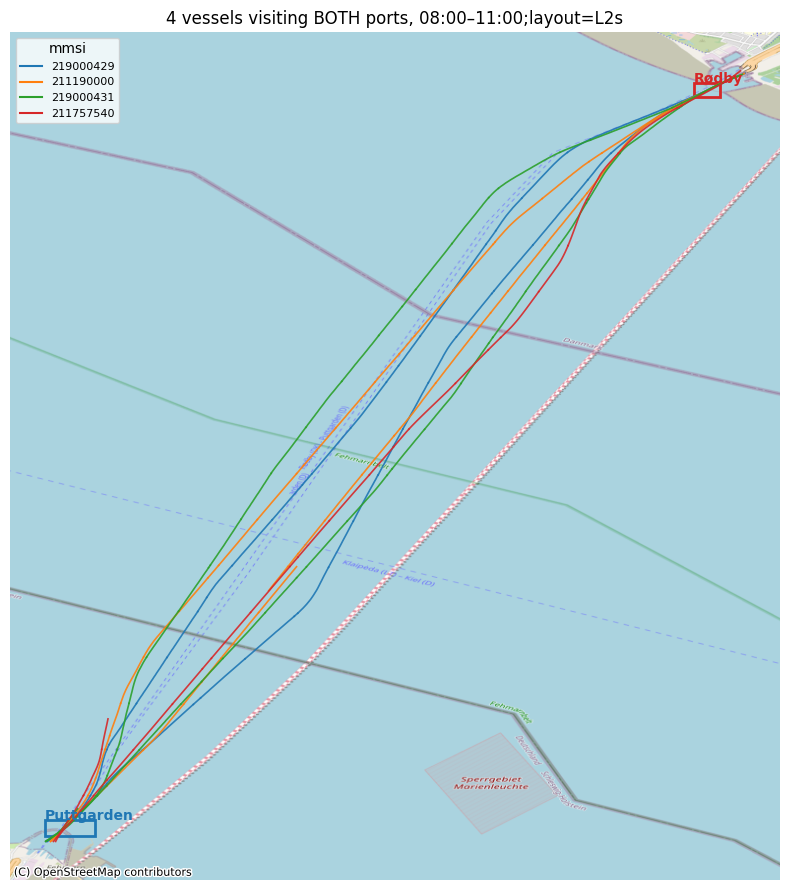
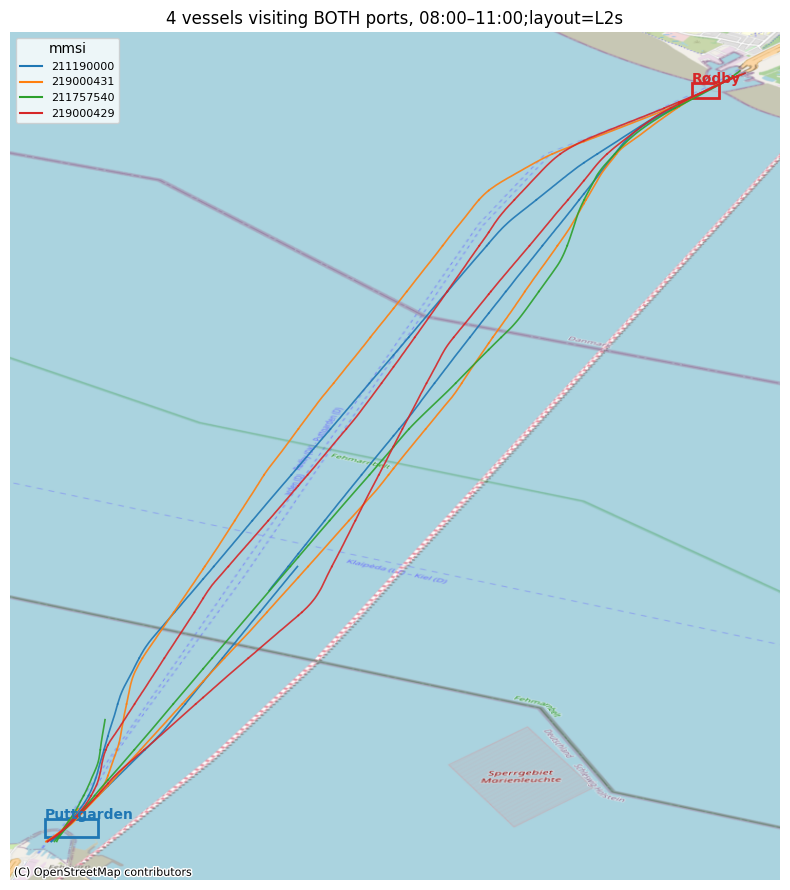
Code edit (unified diff) that turned the first committed figure into the second:
--- before
+++ after
@@ -1,5 +1,3 @@
 import contextily as cx, matplotlib.patches as mpatches
-from pyproj import Transformer
-tf = Transformer.from_crs("EPSG:32632", "EPSG:3857", always_xy=True)
 
 RODBY = (651135.0, 6058230.0, 651422.0, 6058548.0)
@@ -40,13 +38,13 @@
         if mm != m: continue
         for s in segs(wkt):
-            xs, ys = zip(*s); X, Y = tf.transform(xs, ys)
-            ax.plot(X, Y, color=colors[i % 10], lw=1.2, alpha=0.9)
+            xs, ys = zip(*s)                                  # already in EPSG:32632 metres
+            ax.plot(xs, ys, color=colors[i % 10], lw=1.2, alpha=0.9)
     ax.plot([], [], color=colors[i % 10], label=str(m))
 for box, name, c in [(RODBY, "Rødby", "tab:red"), (PUTT, "Puttgarden", "tab:blue")]:
-    X, Y = tf.transform([box[0], box[2]], [box[1], box[3]])
-    ax.add_patch(mpatches.Rectangle((X[0], Y[0]), X[1]-X[0], Y[1]-Y[0], fill=False, ec=c, lw=2))
-    ax.annotate(name, (X[0], Y[1]), color=c, fontsize=10, fontweight="bold")
+    ax.add_patch(mpatches.Rectangle((box[0], box[1]), box[2]-box[0], box[3]-box[1],
+                                    fill=False, ec=c, lw=2))
+    ax.annotate(name, (box[0], box[3]), color=c, fontsize=10, fontweight="bold")
 try:
-    cx.add_basemap(ax, crs="EPSG:3857", source=cx.providers.OpenStreetMap.Mapnik)
+    cx.add_basemap(ax, crs="EPSG:32632", source=cx.providers.OpenStreetMap.Mapnik)
 except Exception as e:
     print("basemap skipped (no network?):", e)

Commit: remove EPSG:3857